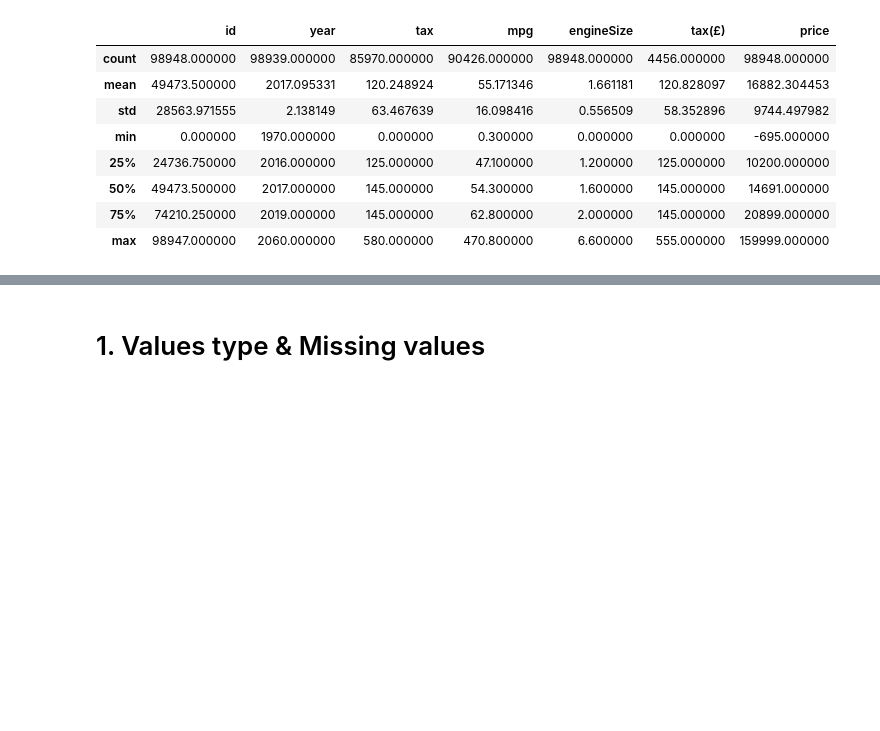
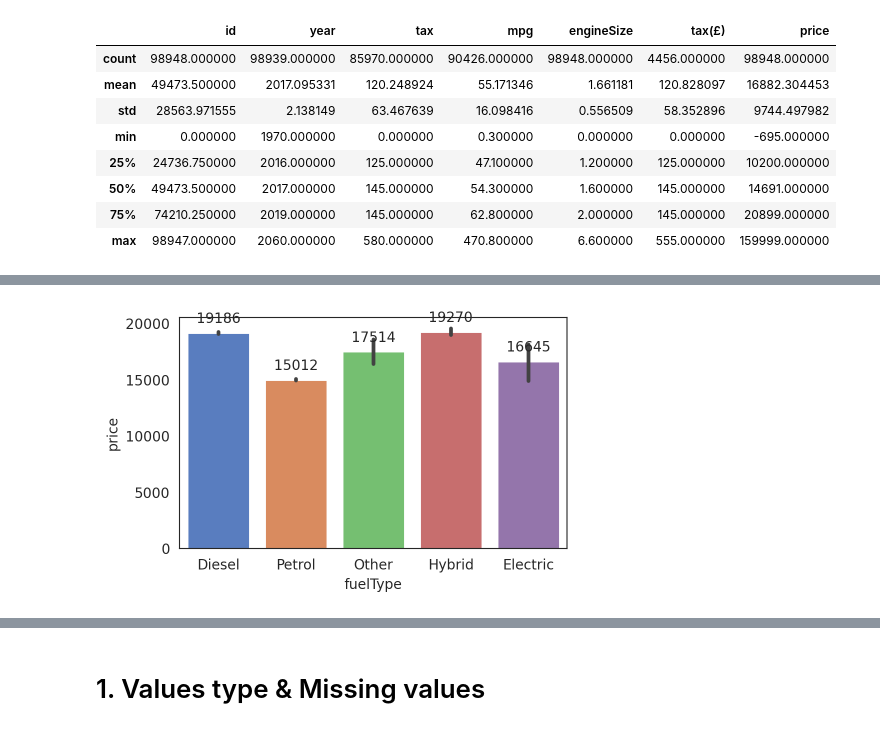
Before and after one commit to olgaselesnjova/Cars_competition, a Jupyter notebook: Cars_competition.ipynb, the cells around one changed output, grey strips where cells are left out. Cells and saved outputs as stored; diff of their text form; code cells hidden in the pictures; blank space fills up the shorter version.

```diff
--- a/Cars_competition.ipynb
+++ b/Cars_competition.ipynb
@@ -130,0 +138,6 @@ data.describe()
+# %%
+plt.figure(figsize=(5, 3))
+splot6 = sns.barplot(x = data["fuelType"], y = data["price"])
+annotate(splot6)
+# %% [output]
+[figure, added]
```
Also changed, not shown: parts of 12 cells of this notebook.
